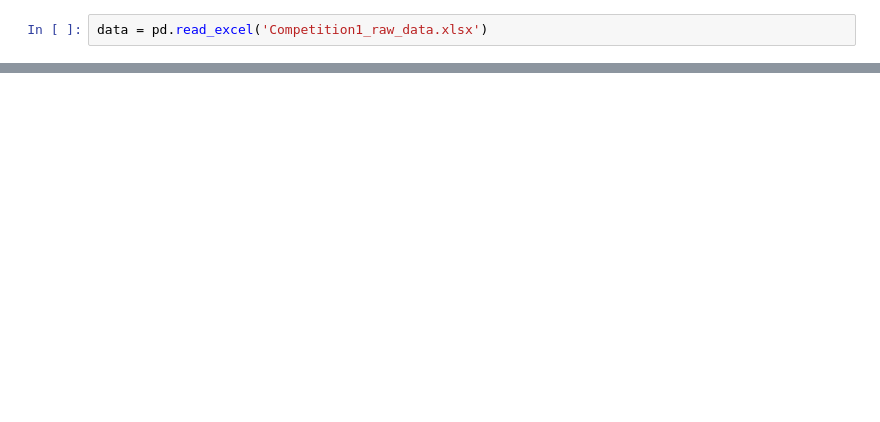
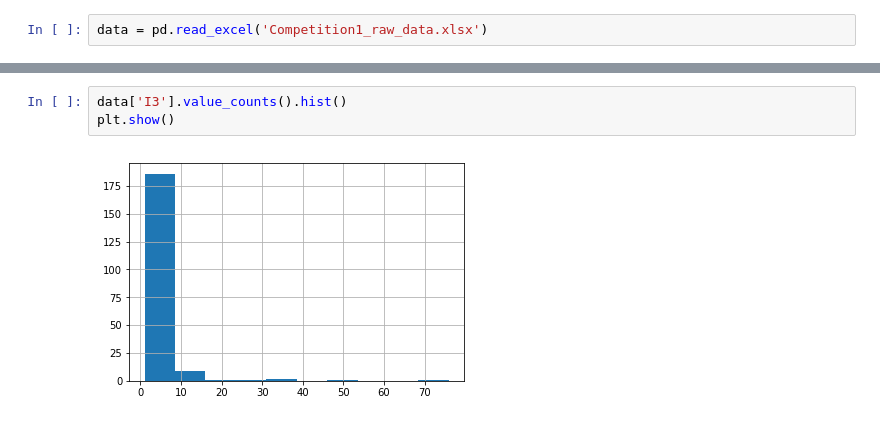
Before and after one commit to fairfield-university-ba545/project1-archana-s-team, a Jupyter notebook: data_prep.ipynb, the cells around one changed output, grey strips where cells are left out. Cells and saved outputs as stored; diff of their text form; blank space fills up the shorter version.

```diff
--- a/data_prep.ipynb
+++ b/data_prep.ipynb
@@ -20,0 +106,5 @@ data
+# %%
+data['I3'].value_counts().hist()
+plt.show()
+# %% [output]
+[figure, added]
```
Also changed, not shown: parts of 11 cells of this notebook.
